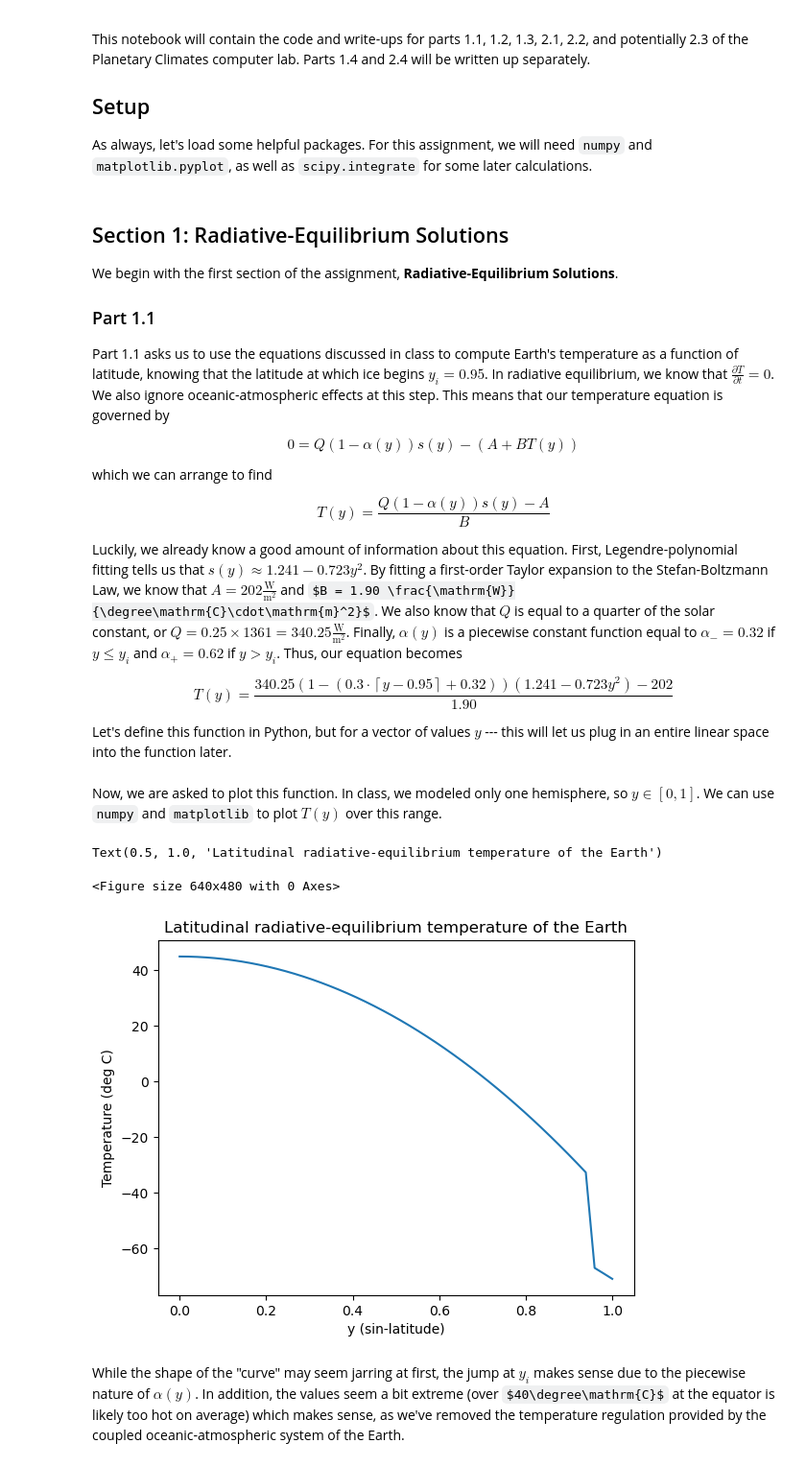
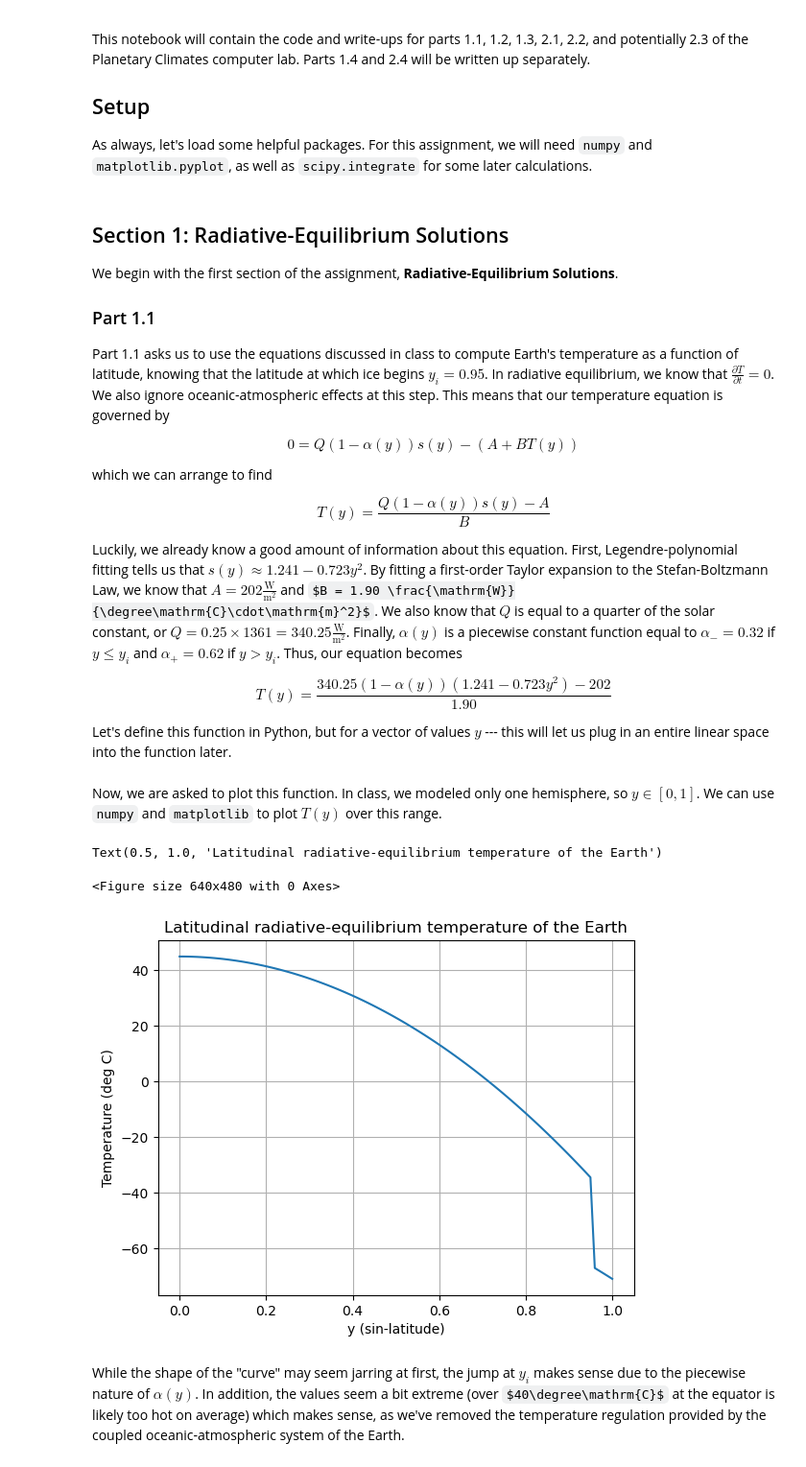
Before and after one commit to lemondoroshow/geoscienceModeling, a Jupyter notebook: planetaryClimates/modelingPlanetaryTemperature.ipynb, the cells around one changed output. Shown at 96% size. Drawn from its saved outputs; the diff is of its cells as text; code cells hidden in the pictures; some formulas as TeX source.

```diff
--- a/planetaryClimates/modelingPlanetaryTemperature.ipynb
+++ b/planetaryClimates/modelingPlanetaryTemperature.ipynb
@@ -23,35 +23,37 @@ $$ T(y) = \frac{Q(1-\alpha(y))s(y)-A}{B} $$
 
 Luckily, we already know a good amount of information about this equation. First, Legendre-polynomial fitting tells us that $s(y)\approx1.241-0.723y^2$. By fitting a first-order Taylor expansion to the Stefan-Boltzmann Law, we know that $A = 202 \frac{\mathrm{W}}{\mathrm{m}^2}$ and $B = 1.90 \frac{\mathrm{W}}{\degree\mathrm{C}\cdot\mathrm{m}^2}$. We also know that $Q$ is equal to a quarter of the solar constant, or $Q = 0.25\times1361 = 340.25 \frac{\mathrm{W}}{\mathrm{m}^2}$. Finally, $\alpha(y)$ is a piecewise constant function equal to $\alpha_-=0.32$ if $y\leq y_i$ and $\alpha_+=0.62$ if $y>y_i$. Thus, our equation becomes
 
-$$ T(y) = \frac{340.25(1-(0.3\cdot\left\lceil{y-0.95}\right\rceil+0.32))(1.241-0.723y^2)-202}{1.90} $$
+$$ T(y) = \frac{340.25(1-\alpha(y))(1.241-0.723y^2)-202}{1.90} $$
 
 Let's define this function in Python, but for a vector of values $y$ --- this will let us plug in an entire linear space into the function later.
 # %%
 def T(y):
-    alpha = 1 - (0.3 * np.ceil(y - 0.95) + 0.32)
+    alpha = np.ones_like(y) * 0.62
+    alpha[np.where(y <= 0.95)] = 0.32
     s = 1.241 - 0.723 * np.power(y, 2)
-    numerator = 340.25 * alpha * s - 202
+    numerator = 340.25 * (1 - alpha) * s - 202
     return numerator / 1.90
 # %% [markdown]
 Now, we are asked to plot this function. In class, we modeled only one hemisphere, so $y\in[0,1]$. We can use `numpy` and `matplotlib` to plot $T(y)$ over this range.
 # %%
 # Calculate function over linspace
-y = np.linspace(0, 1)
+y = np.linspace(0, 1, 100)
 res = T(y)
 
 # Set up plot
 plt.clf()
 fig, ax = plt.subplots()
 
 # Plot and label
 ax.plot(y, res)
+ax.grid()
 ax.set_ylabel("Temperature (deg C)")
 ax.set_xlabel("y (sin-latitude)")
 ax.set_title("Latitudinal radiative-equilibrium temperature of the Earth")
 # %% [output]
 Text(0.5, 1.0, 'Latitudinal radiative-equilibrium temperature of the Earth')
 <Figure size 640x480 with 0 Axes>
-[figure, old version]
+[figure, new version]
 # %% [markdown]
 While the shape of the "curve" may seem jarring at first, the jump at $y_i$ makes sense due to the piecewise nature of $\alpha(y)$. In addition, the values seem a bit extreme (over $40\degree\mathrm{C}$ at the equator is likely too hot on average) which makes sense, as we've removed the temperature regulation provided by the coupled oceanic-atmospheric system of the Earth.
 # %% [markdown]
```
Also changed, not shown: parts of 4 cells of this notebook.
